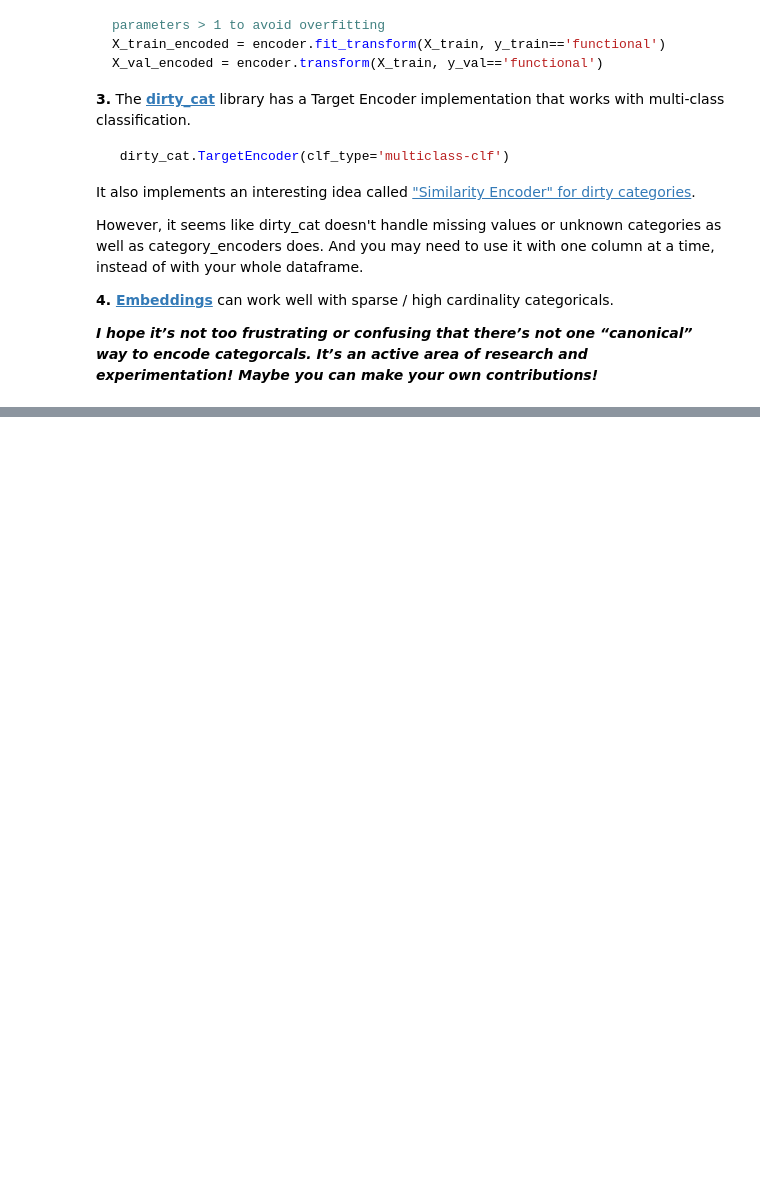
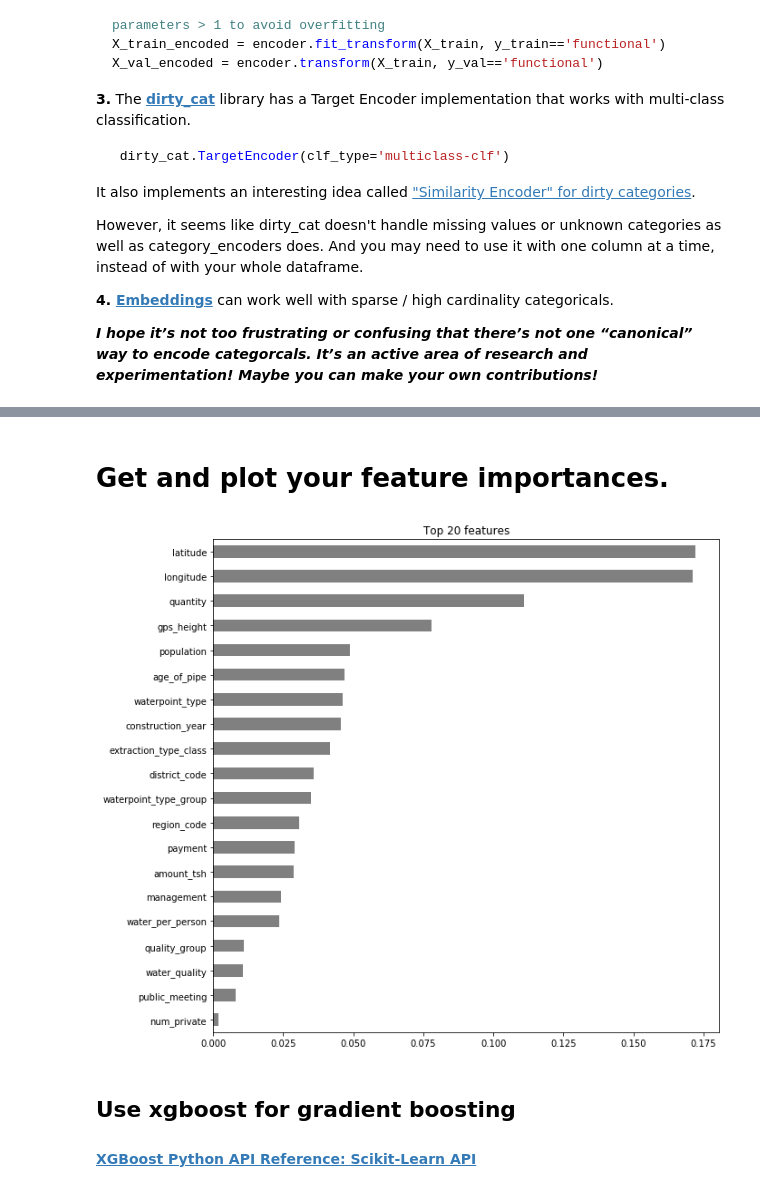
Before and after one commit to SarmenSinanian/DS-Unit-2-Kaggle-Challenge, a Jupyter notebook: Sarmen_Sinanian_assignment_kaggle_challenge_3.ipynb, the cells around one changed output, grey strips where cells are left out. Saved outputs shown, nothing was run; the diff lists cells and outputs as text; code cells hidden in the pictures; blank space fills up the shorter version.

```diff
--- a/Sarmen_Sinanian_assignment_kaggle_challenge_3.ipynb
+++ b/Sarmen_Sinanian_assignment_kaggle_challenge_3.ipynb
@@ -150,0 +786,11 @@ sample_submission = pd.read_csv('../data/tanzania/sample_submission.csv')
+# %%
+transformers = make_pipeline(
+    ce.OrdinalEncoder(),
+    SimpleImputer(strategy='median')
+)
+
+X_train_transformed = transformers.fit_transform(X_train)
+X_val_transformed = transformers.transform(X_val)
+
+model = RandomForestClassifier(n_estimators=100, random_state=42, n_jobs=-1)
+model.fit(X_train_transformed, y_train)
@@ -150,0 +841,9 @@ sample_submission = pd.read_csv('../data/tanzania/sample_submission.csv')
+# %%
+
+minimum_importance = 0
+mask = permuter.feature_importances_ > 0
+features = X_train.columns[mask]
+X_train = X_train[features]
+print('Shape after removing features:', X_train.shape)
+
+X_val = X_val[features]
@@ -150,0 +852,11 @@ sample_submission = pd.read_csv('../data/tanzania/sample_submission.csv')
+# %%
+%%time
+pipeline = make_pipeline(
+    ce.OrdinalEncoder(),
+    SimpleImputer(strategy='median'),
+    RandomForestClassifier(n_estimators=100, random_state=42, n_jobs=-1)
+)
+
+# Fit on train, score on val
+pipeline.fit(X_train, y_train)
+print('Validation Accuracy', pipeline.score(X_val, y_val))
@@ -150,0 +867,2 @@ sample_submission = pd.read_csv('../data/tanzania/sample_submission.csv')
+# %% [markdown]
+ # Get and plot your feature importances.
@@ -150,0 +874,19 @@ sample_submission = pd.read_csv('../data/tanzania/sample_submission.csv')
+# %%
+# Get feature importances
+rf = pipeline.named_steps['randomforestclassifier']
+importances = pd.Series(rf.feature_importances_, X_train.columns)
+
+# Plot feature importances
+%matplotlib inline
+import matplotlib.pyplot as plt
+
+n = 20
+plt.figure(figsize=(10,n/2))
+plt.title(f'Top {n} features')
+importances.sort_values()[-n:].plot.barh(color='grey');
+# %% [output]
+[figure, added]
+# %% [markdown]
+## Use xgboost for gradient boosting
+
+#### [XGBoost Python API Reference: Scikit-Learn API](https://xgboost.readthedocs.io/en/latest/python/python_api.html#module-xgboost.sklearn)
```
Also changed, not shown: parts of 74 cells of this notebook.
